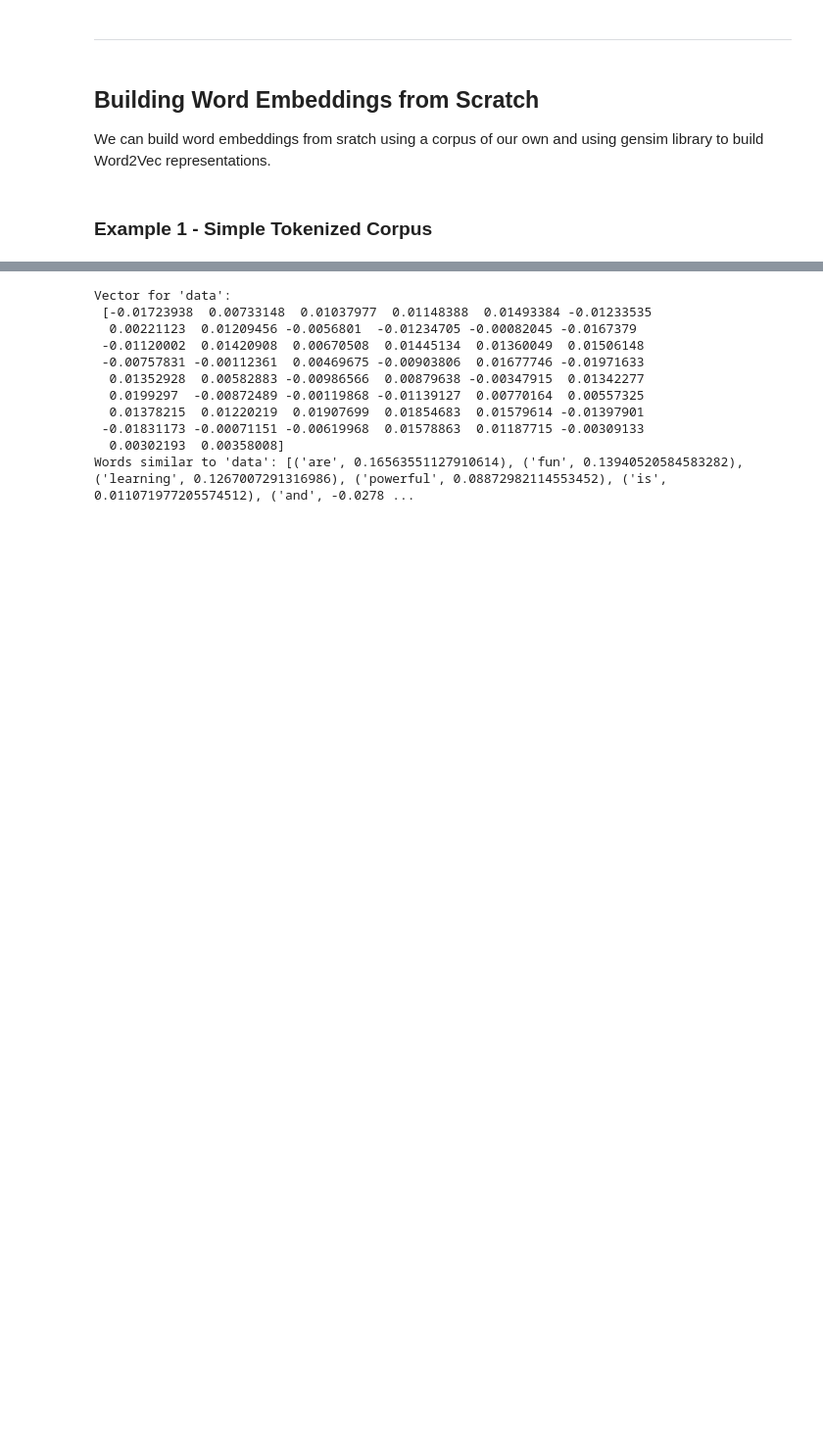
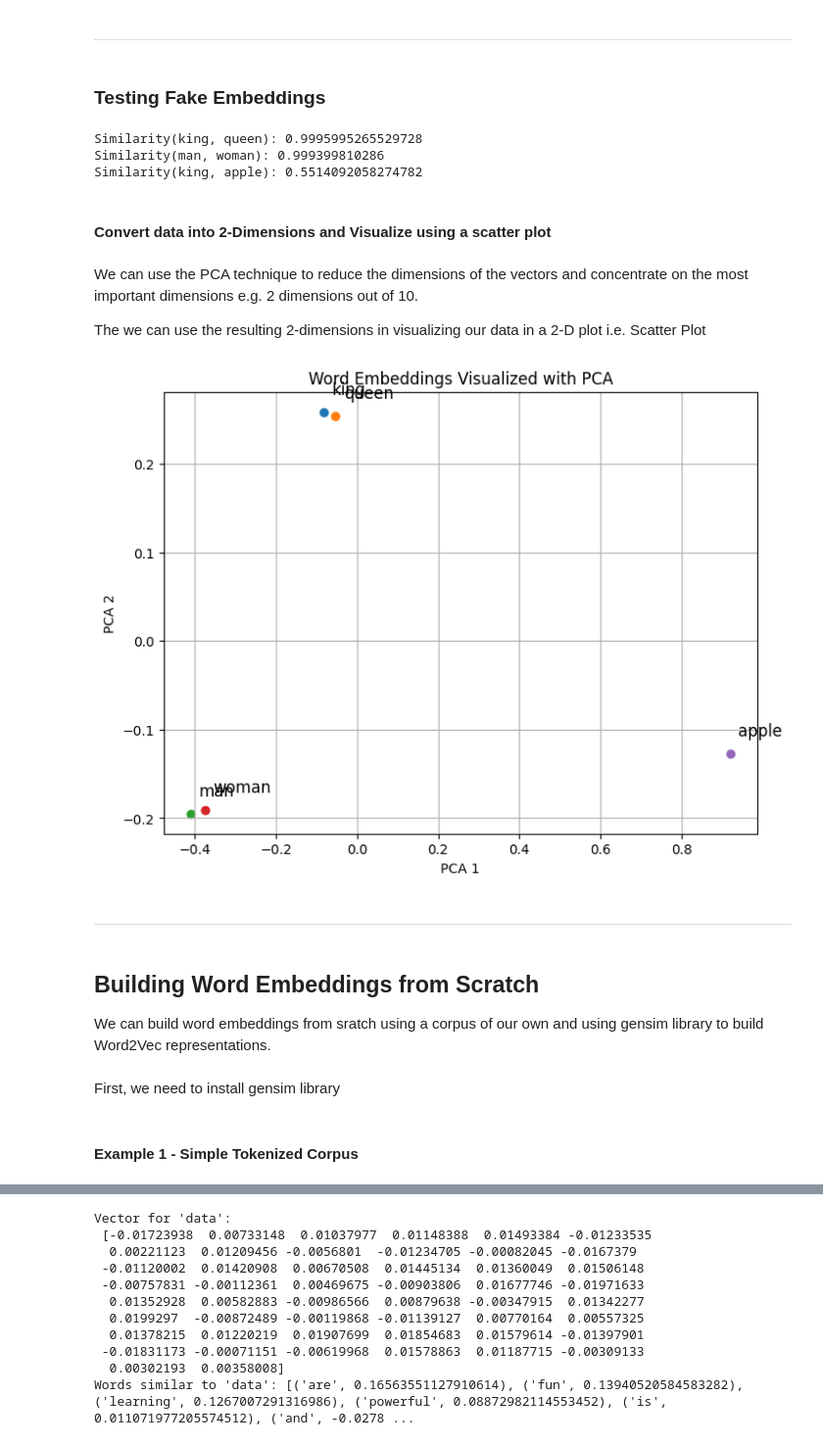
Before and after one commit to msfasha/307307-BI-Methods, a Jupyter notebook: 20242-NLP-LLM/lecture notes/Part 2 - Introduction to Large Language Models/introduction_to_llm_python.ipynb, the cells around one changed output, grey strips where cells are left out. Shown at 98% size. Cells and saved outputs as stored; diff of their text form; code cells hidden in the pictures; blank space fills up the shorter version.

```diff
--- a/20242-NLP-LLM/lecture notes/Part 2 - Introduction to Large Language Models/introduction_to_llm_python.ipynb
+++ b/20242-NLP-LLM/lecture notes/Part 2 - Introduction to Large Language Models/introduction_to_llm_python.ipynb
@@ -96,6 +95,69 @@ Bias output:
 </div>
 # %% [markdown]
 ---
+# %% [markdown]
+### Testing Fake Embeddings
+# %%
+import numpy as np
+from sklearn.metrics.pairwise import cosine_similarity
+
+# Fake word vectors (3D for simplicity)
+word_vectors = {
+  "king": np.array([0.8, 0.65, 0.1]),
+   "queen": np.array([0.78, 0.66, 0.12]),
+   "man": np.array([0.9, 0.1, 0.1]),
+   "woman": np.array([0.88, 0.12, 0.12]),
+  "apple": np.array([0.1, 0.8, 0.9]),
+}
+
+def similarity(w1, w2):
+	return cosine_similarity([word_vectors[w1]], [word_vectors[w2]])[0][0]
+
+print("Similarity(king, queen):", similarity("king", "queen"))
+print("Similarity(man, woman):", similarity("man", "woman"))
+print("Similarity(king, apple):", similarity("king", "apple"))
+# %% [output]
+Similarity(king, queen): 0.9995995265529728
+Similarity(man, woman): 0.999399810286
+Similarity(king, apple): 0.5514092058274782
+# %% [markdown]
+#### Convert data into 2-Dimensions and Visualize using a scatter plot
+# %% [markdown]
+We can use the PCA technique to reduce the dimensions of the vectors and concentrate on the most important dimensions e.g. 2 dimensions out of 10.
+
+The we can use the resulting 2-dimensions in visualizing our data in a 2-D plot i.e. Scatter Plot
+# %%
+import numpy as np
+import matplotlib.pyplot as plt
+from sklearn.metrics.pairwise import cosine_similarity
+from sklearn.decomposition import PCA
+
+# Prepare data
+words = list(word_vectors.keys())
+vectors = np.array(list(word_vectors.values())) # values of the dictionary needs to be converted to a numpy array
+
+# Apply PCA to reduce to 2D
+pca = PCA(n_components=2)
+vectors_2d = pca.fit_transform(vectors)
+
+# Plot
+plt.figure(figsize=(8,6))
+for i, word in enumerate(words):
+    x, y = vectors_2d[i]
+    plt.scatter(x, y)
+    plt.text(x + 0.02, y + 0.02, word, fontsize=12)
+
+plt.title("Word Embeddings Visualized with PCA")
+plt.xlabel("PCA 1")
+plt.ylabel("PCA 2")
+plt.grid(True)
+plt.show()
+# %% [output]
+[figure, added]
+# %% [markdown]
+---
 # %% [markdown]
 ## Building Word Embeddings from Scratch
 We can build word embeddings from sratch using a corpus of our own and using gensim library to build Word2Vec representations.
+# %% [markdown]
+First, we need to install gensim library
@@ -102,2 +166,2 @@ We can build word embeddings from sratch using a corpus of our own and using gen
 # %% [markdown]
-### Example 1 - Simple Tokenized Corpus
+#### Example 1 - Simple Tokenized Corpus
```
Also changed, not shown: parts of 27 cells of this notebook, 4 other files.
